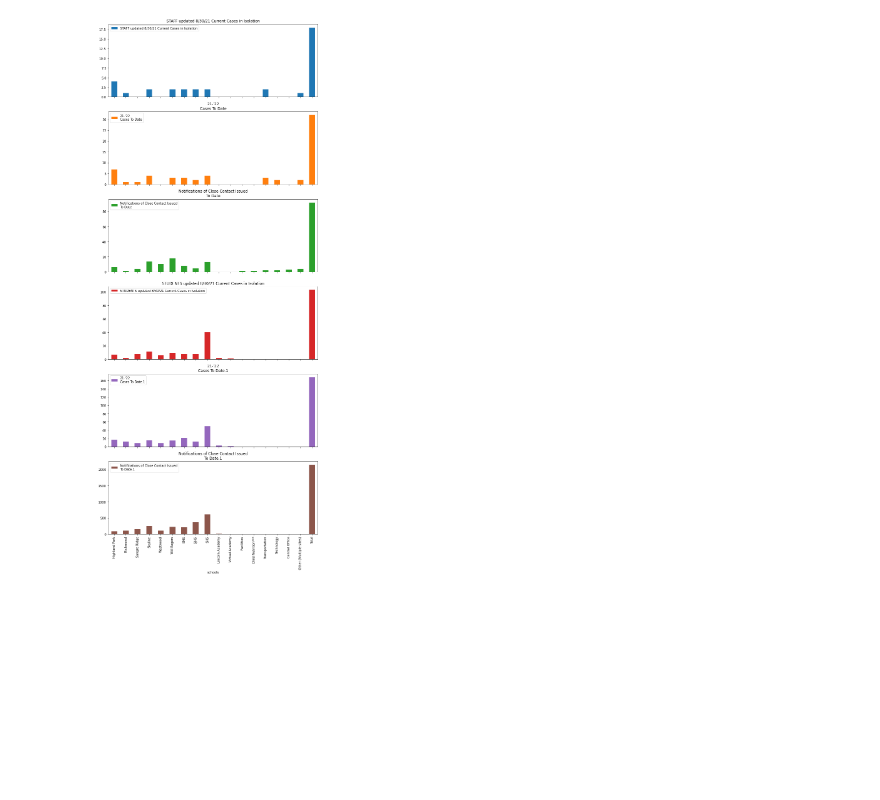
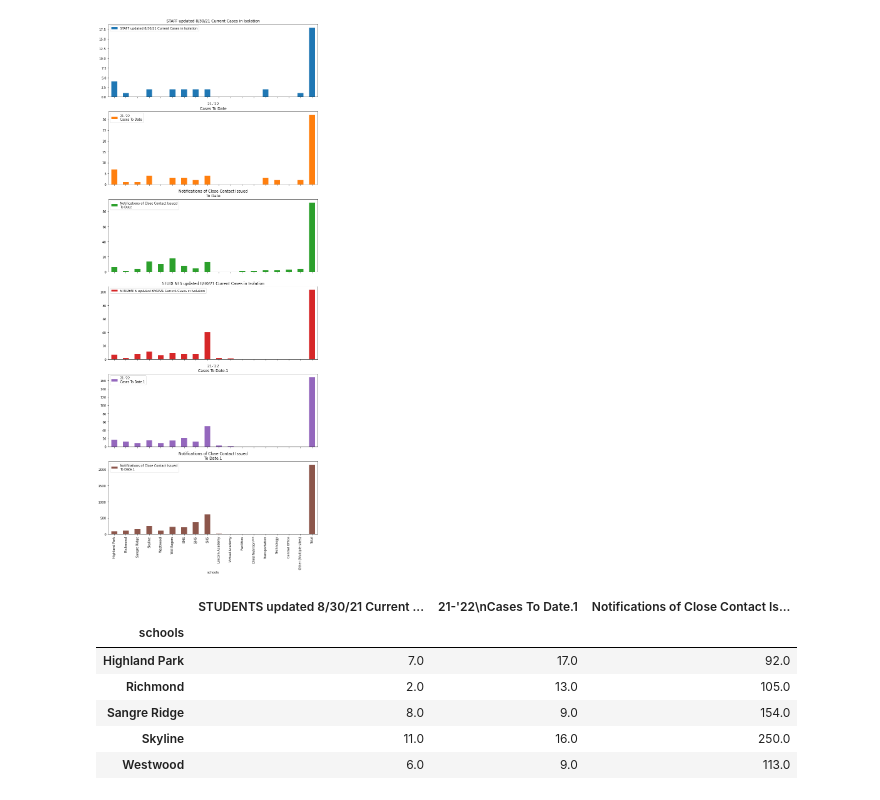
Before and after one commit to jwiggi18/stw_schs_covid_data, a Jupyter notebook: first.ipynb, the cells around one changed output. Cells and saved outputs as stored; diff of their text form; code cells hidden in the pictures; blank space fills up the shorter version.

```diff
--- a/first.ipynb
+++ b/first.ipynb
@@ -54,3 +54,15 @@ fig = fig[0].get_figure()
 fig.savefig("first_plot.png")
 # %% [output]
 [figure]
+# %%
+staff = sch_index[["STAFF updated 8/30/21 Current Cases in Isolation", "21-'22\nCases To Date", "Notifications of Close Contact Issued\nTo Date"]]
+
+students = sch_index[["STUDENTS updated 8/30/21 Current Cases in Isolation", "21-'22\nCases To Date.1", "Notifications of Close Contact Issued\nTo Date.1"]]
+# %% [output]
+|  | STUDENTS updated 8/30/21 Current ... | 21-'22\nCases To Date.1 | Notifications of Close Contact Is... |
+| schools |  |  |  |
+| Highland Park | 7.0 | 17.0 | 92.0 |
+| Richmond | 2.0 | 13.0 | 105.0 |
+| Sangre Ridge | 8.0 | 9.0 | 154.0 |
+| Skyline | 11.0 | 16.0 | 250.0 |
+| Westwood | 6.0 | 9.0 | 113.0 |
```
Also changed, not shown: parts of 2 cells of this notebook, 5 other files.
